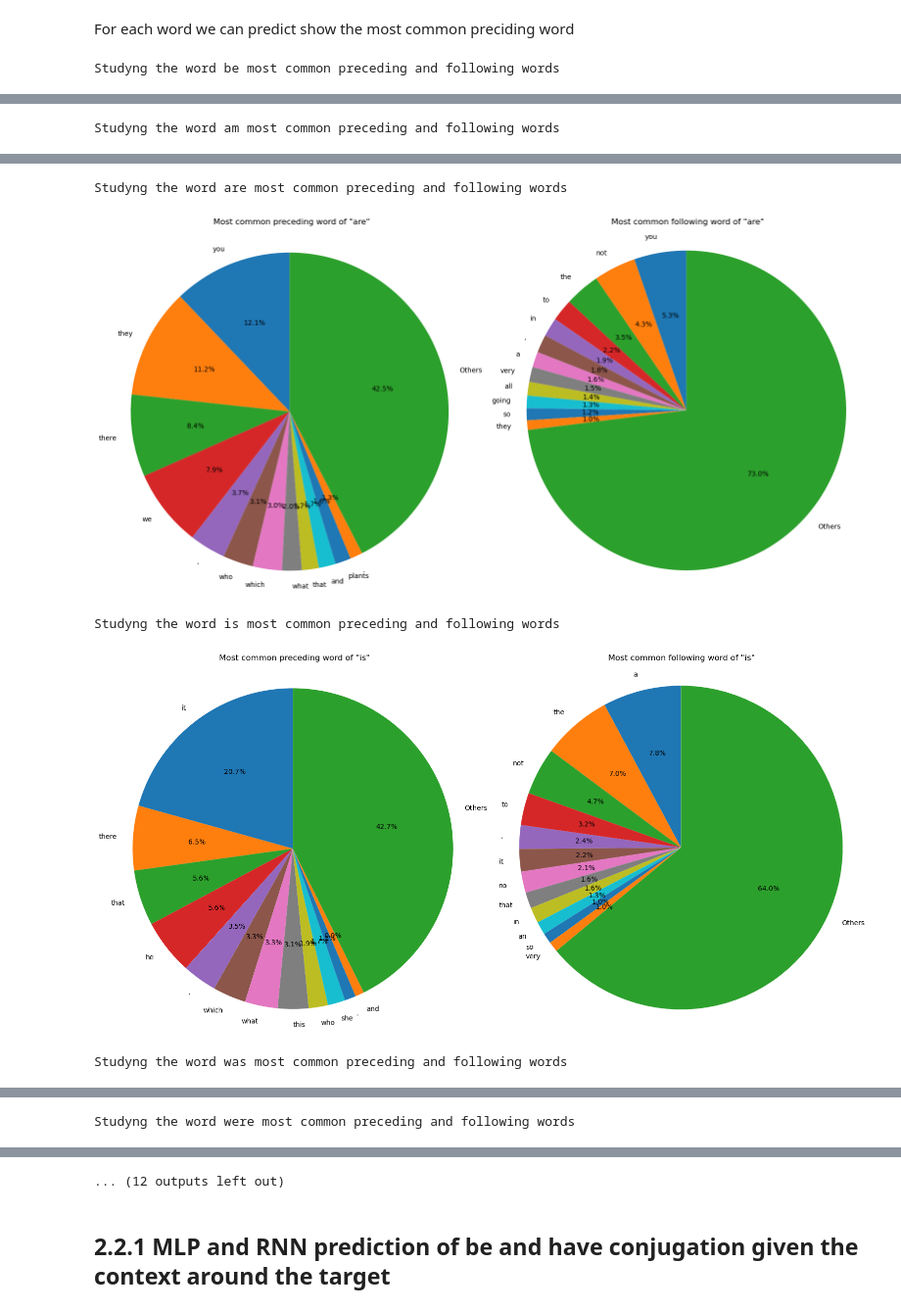
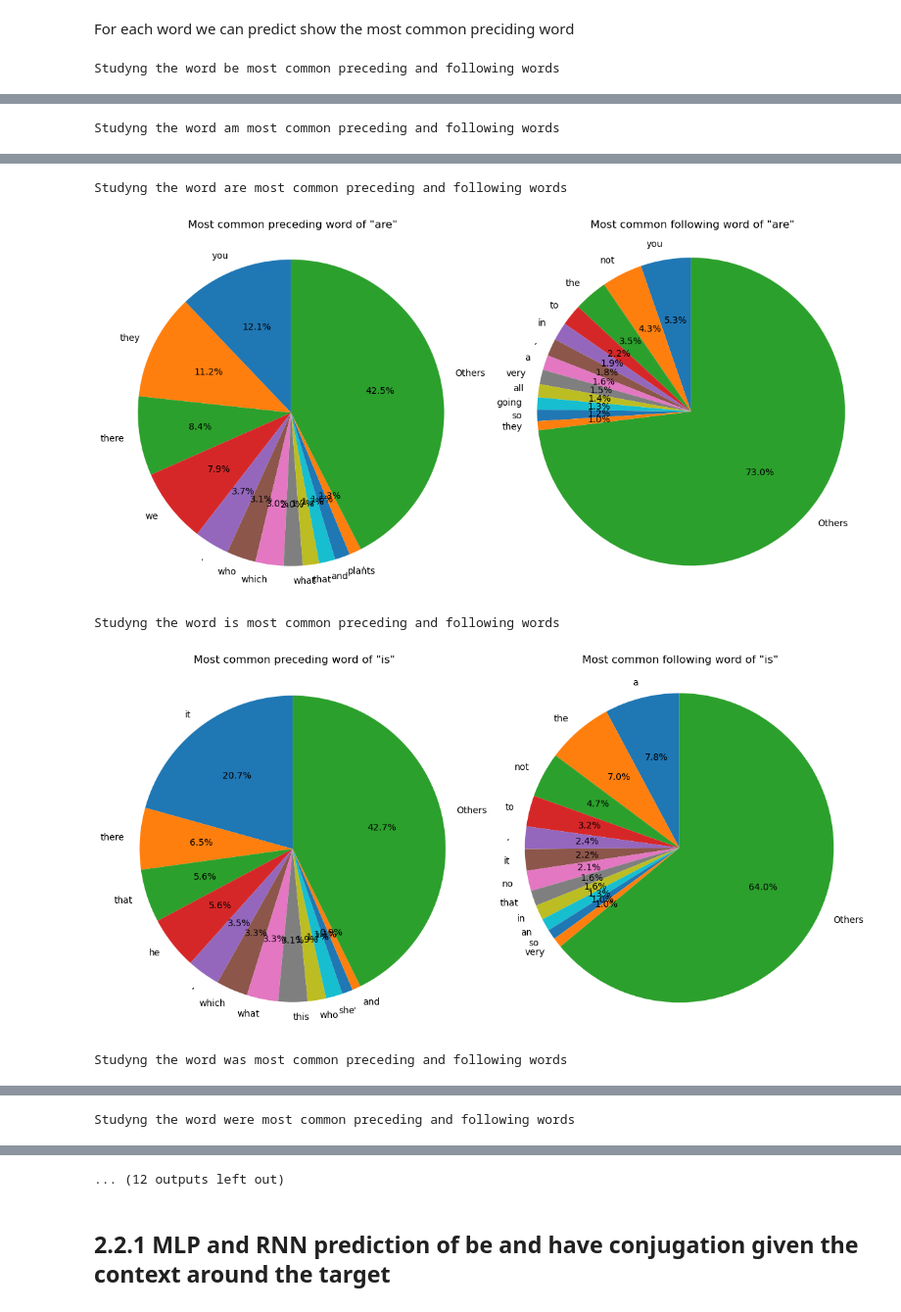
Before and after one commit to CarlosVegadeAlba/Deep_Learning, a Jupyter notebook: Assigment_3/inf265_v24_project03_data/Assigment_3.ipynb, the cells around one changed output, grey strips where cells are left out. Shown at 98% size. Cells and saved outputs as stored; diff of their text form; code cells hidden in the pictures.

```diff
--- a/Assigment_3/inf265_v24_project03_data/Assigment_3.ipynb
+++ b/Assigment_3/inf265_v24_project03_data/Assigment_3.ipynb
@@ -749,7 +836,7 @@ import csv
 
 with open(PATH_GENERATED +"./weights.tsv", "wt") as out_file:
     tsv_writer = csv.writer(out_file, delimiter="\t")
-    for i in best_model_weights:
+    for i in best_embedding_weights:
         tsv_writer.writerow(i.numpy())
 
 
@@ -786,0 +858,41 @@ vocab_conjugate_dict = vocab_conjugate.get_itos()
+# %%
+
+TARGET_OUTPUT = ["be", "am", "are", "is", "was", "were", "been", "being", "have", "has", "had", "having"]
+print("Possible words prediction: ", len(TARGET_OUTPUT),", ", TARGET_OUTPUT)
+
+
+# ----------------------- Create vocabulary ----------------------------
+VOCAB_CONJUGATE_FNAME = PATH_GENERATED + PATH_WORDS + "vocabulary_conjugate.pt"
+# Load vocabulary if you have already generated it
+# Otherwise, create it and save it
+if os.path.isfile(VOCAB_CONJUGATE_FNAME):
+    vocab_conjugate = torch.load(VOCAB_CONJUGATE_FNAME)
+else:
+    # Get lists of strings, one for each line in each .txt files in 'datapath'
+    lines_books_train = read_files('./data_train/')
+
+
+    # Create vocabulary based on the words in the training dataset
+    t_output = list(TARGET_OUTPUT)
+    t_output.append('<unk>')
+    vocab_conjugate = create_vocabulary(lines_books_train, min_freq=MIN_FREQ, specials=t_output)
+    torch.save(vocab_conjugate, VOCAB_CONJUGATE_FNAME)
+
+print("Lenght of the vocab: ", len(vocab_conjugate))
+vocab_conjugate_dict = vocab_conjugate.get_itos()
+
+target_to_idx = {target: i for i, target in enumerate(TARGET_OUTPUT)}
+
+# Dict to get the index of each word
+target_to_idx = {}
+
+# Search for the word and get the index
+print("Index in vocab of the target words:")
+for i, palabra in enumerate(TARGET_OUTPUT):
+    try:
+        indice = vocab_conjugate_dict.index(palabra)
+        target_to_idx[palabra] = indice
+        print(f"{i}: '{palabra}' has the index {indice}.")
+    except ValueError:
+        print(f"The word:'{palabra}' was not found.")
+        target_to_idx[palabra] = None
@@ -846,7 +973,7 @@ following_words_TargetOutput = find_following_words(words_train, TARGET_OUTPUT)
 
 for target_word in TARGET_OUTPUT:
     print(f"Studyng the word {target_word} most common preceding and following words")
-    fig, ax = plt.subplots(1, 2, figsize=(16, 8))  # Create a figure with two subplots
+    fig, ax = plt.subplots(1, 2, figsize=(12, 6))  # Create a figure with two subplots
 
     # Process data for preceding words
     data_preceding = preceding_words_TargetOutput[target_word]
@@ -892,5 +1019,5 @@ Studyng the word am most common preceding and following words
 Studyng the word are most common preceding and following words
-[figure, old version]
+[figure, new version]
 Studyng the word is most common preceding and following words
-[figure, old version]
+[figure, new version]
 Studyng the word was most common preceding and following words
```
Also changed, not shown: parts of 33 cells of this notebook, 1 other file.
